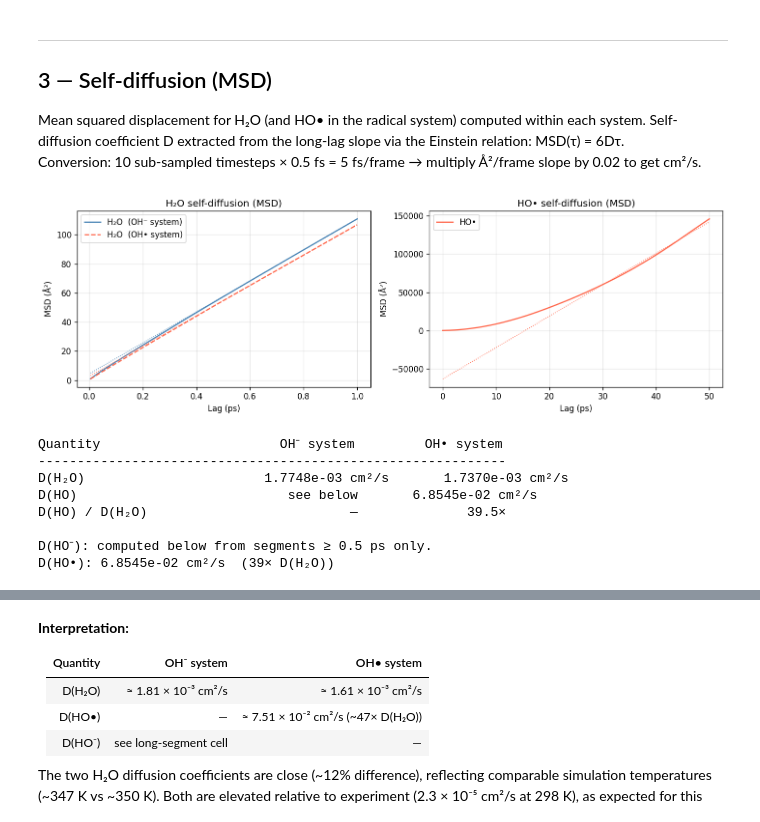
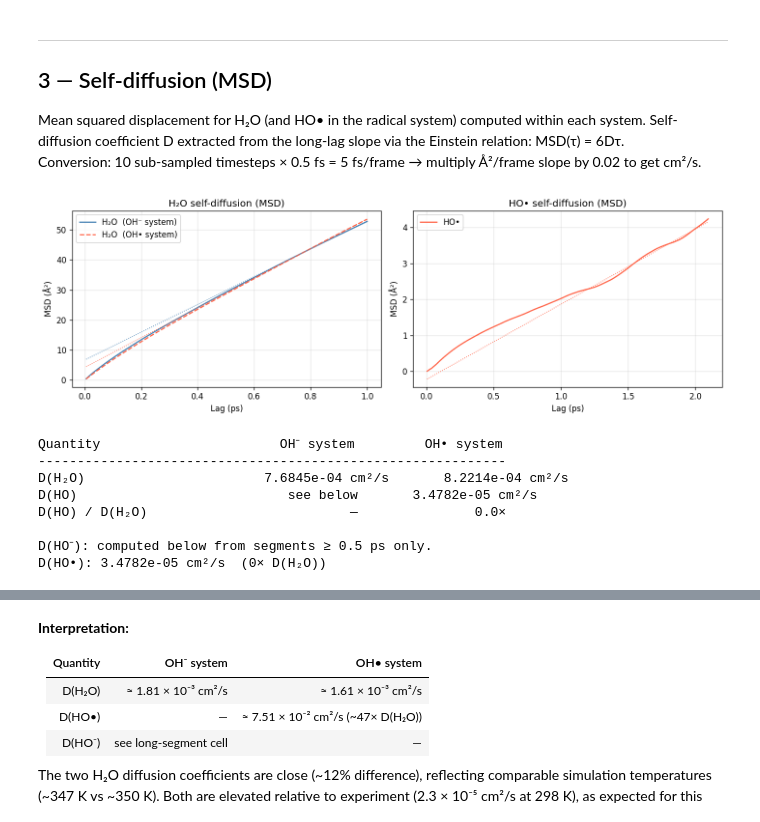
Before and after one commit to viktorsvahn/water, a Jupyter notebook: oh_comparison.ipynb, the cells around one changed output, grey strips where cells are left out. Drawn from its saved outputs; the diff is of its cells as text; code cells hidden in the pictures.

```diff
--- a/oh_comparison.ipynb
+++ b/oh_comparison.ipynb
@@ -26,14 +26,14 @@ from chempiler.state_engine import atom_hop, ligand_exchange
 
 traj_ion = ChempilerTrajectory(
     '../data/MACE-POLAR-1-M/39_water_OH/charged_singlet/39_water_OH.traj',
-    mode='molecular', covalent_scale=0.8, # NOTE: The covalent scale is important to capture the O-H bond in the ion. To avoid seeing clusters of water molecules as bonded.
+    mode='molecular', covalent_scale=1.0, # NOTE: The covalent scale is important to capture the O-H bond in the ion. To avoid seeing clusters of water molecules as bonded.
 )
 traj_ion.build(cache_file='tests/OH_cache.h5')
 frames_ion = traj_ion.frames
 
 traj_rad = ChempilerTrajectory(
     '../data/MACE-POLAR-1-M/39_water_OH/neutral_doublet/39_water_OH.traj',
-    mode='molecular', covalent_scale=0.8, # NOTE: Using the same covalent scale for the radical for consistency.
+    mode='molecular', covalent_scale=1.0, # NOTE: Using the same covalent scale for the radical for consistency.
 )
 traj_rad.build(cache_file='tests/OH_rad_cache.h5')
 frames_rad = traj_rad.frames
@@ -233,72 +321,73 @@ slope by 0.02 to get cm²/s.
 # %%
 dt_per_frame = 10 * 0.5e-3  # ps per frame (10 sub-sampled timesteps × 0.5 fs)
 
 with warnings.catch_warnings():
     warnings.simplefilter('ignore')
     lags_ho_rad, msd_ho_rad, _ = traj_rad.msd('HO', correlation_time=10)
 
 lags_w_ion, msd_w_ion, _ = traj_ion.msd('H2O', max_lag=200)
 lags_w_rad, msd_w_rad, _ = traj_rad.msd('H2O', max_lag=200)
 
 # Self-diffusion coefficients — 5 fs/frame → conversion factor 0.02 cm²/s per Å²/frame
 _conv = 1e-16 / 5e-15  # = 0.02
-_m = lags_w_ion > lags_w_ion[-1] * 2 // 3
-D_h2o_ion = np.polyfit(lags_w_ion[_m], msd_w_ion[_m], 1)[0] / 6 * _conv
-_m = lags_w_rad > lags_w_rad[-1] * 2 // 3
-D_h2o_rad = np.polyfit(lags_w_rad[_m], msd_w_rad[_m], 1)[0] / 6 * _conv
-_v = ~np.isnan(msd_ho_rad)
-_lv = lags_ho_rad[_v]; _mv = msd_ho_rad[_v]
-_m = _lv > _lv[-1] // 2
-D_ho_rad = np.polyfit(_lv[_m], _mv[_m], 1)[0] / 6 * _conv
+
+fit_mask_ion = lags_w_ion > lags_w_ion[-1] * 2 // 3
+fit_mask_rad = lags_w_rad > lags_w_rad[-1] * 2 // 3
+D_h2o_ion = np.polyfit(lags_w_ion[fit_mask_ion], msd_w_ion[fit_mask_ion], 1)[0] / 6 * _conv
+D_h2o_rad = np.polyfit(lags_w_rad[fit_mask_rad], msd_w_rad[fit_mask_rad], 1)[0] / 6 * _conv
+
+valid_ho_rad  = ~np.isnan(msd_ho_rad)
+lags_ho_valid = lags_ho_rad[valid_ho_rad]
+msd_ho_valid  = msd_ho_rad[valid_ho_rad]
+fit_mask_ho   = lags_ho_valid > lags_ho_valid[-1] // 2
+D_ho_rad = np.polyfit(lags_ho_valid[fit_mask_ho], msd_ho_valid[fit_mask_ho], 1)[0] / 6 * _conv
 
 # Plot MSD curves with Einstein fits
-t_ion = lags_w_ion * dt_per_frame   # ps
-t_rad = lags_w_rad * dt_per_frame
-t_ho  = lags_ho_rad[_v] * dt_per_frame
+t_ion = lags_w_ion   * dt_per_frame   # ps
+t_rad = lags_w_rad   * dt_per_frame
+t_ho  = lags_ho_valid * dt_per_frame
 
-fig, axes = plt.subplots(1, 2, figsize=(12, 4))
+fig, (ax_h2o, ax_ho) = plt.subplots(1, 2, figsize=(12, 4))
 
-axes[0].plot(t_ion, msd_w_ion,  color=C['ion'], lw=1.5, label='H₂O  (OH⁻ system)')
-axes[0].plot(t_rad, msd_w_rad,  color=C['rad'], lw=1.5, ls='--', label='H₂O  (OH• system)')
-_fi = np.polyfit(lags_w_ion[lags_w_ion > lags_w_ion[-1]*2//3],
-                 msd_w_ion[lags_w_ion > lags_w_ion[-1]*2//3], 1)
-axes[0].plot(t_ion, np.polyval(_fi, lags_w_ion), color=C['ion'], lw=1, ls=':')
-_fr = np.polyfit(lags_w_rad[lags_w_rad > lags_w_rad[-1]*2//3],
-                 msd_w_rad[lags_w_rad > lags_w_rad[-1]*2//3], 1)
-axes[0].plot(t_rad, np.polyval(_fr, lags_w_rad), color=C['rad'], lw=1, ls=':')
-axes[0].set_xlabel('Lag (ps)')
-axes[0].set_ylabel('MSD (Å²)')
-axes[0].set_title('H₂O self-diffusion (MSD)')
-axes[0].legend()
+ax_h2o.plot(t_ion, msd_w_ion, color=C['ion'], lw=1.5, label='H₂O  (OH⁻ system)')
+ax_h2o.plot(t_rad, msd_w_rad, color=C['rad'], lw=1.5, ls='--', label='H₂O  (OH• system)')
+fit_ion = np.polyfit(lags_w_ion[fit_mask_ion], msd_w_ion[fit_mask_ion], 1)
+fit_rad = np.polyfit(lags_w_rad[fit_mask_rad], msd_w_rad[fit_mask_rad], 1)
+ax_h2o.plot(t_ion, np.polyval(fit_ion, lags_w_ion), color=C['ion'], lw=1, ls=':')
+ax_h2o.plot(t_rad, np.polyval(fit_rad, lags_w_rad), color=C['rad'], lw=1, ls=':')
+ax_h2o.set_xlabel('Lag (ps)')
+ax_h2o.set_ylabel('MSD (Å²)')
+ax_h2o.set_title('H₂O self-diffusion (MSD)')
+ax_h2o.legend()
 
-axes[1].plot(t_ho, _mv, color=C['rad'], lw=1.5, label='HO•')
-_fh = np.polyfit(_lv[_lv > _lv[-1]//2], _mv[_lv > _lv[-1]//2], 1)
-axes[1].plot(t_ho, np.polyval(_fh, lags_ho_rad[_v]), color=C['rad'], lw=1, ls=':')
-axes[1].set_xlabel('Lag (ps)')
-axes[1].set_ylabel('MSD (Å²)')
-axes[1].set_title('HO• self-diffusion (MSD)')
-axes[1].legend()
+ax_ho.plot(t_ho, msd_ho_valid, color=C['rad'], lw=1.5, label='HO•')
+fit_ho = np.polyfit(lags_ho_valid[fit_mask_ho], msd_ho_valid[fit_mask_ho], 1)
+ax_ho.plot(t_ho, np.polyval(fit_ho, lags_ho_valid), color=C['rad'], lw=1, ls=':')
+ax_ho.set_xlabel('Lag (ps)')
+ax_ho.set_ylabel('MSD (Å²)')
+ax_ho.set_title('HO• self-diffusion (MSD)')
+ax_ho.legend()
 
 plt.tight_layout()
 plt.show()
 
 print(f'{"Quantity":<22} {"OH⁻ system":>18} {"OH• system":>18}')
 print('-' * 60)
 print(f'{"D(H₂O)":<22} {D_h2o_ion:>16.4e} {"cm²/s"} {D_h2o_rad:>16.4e} {"cm²/s"}')
 print(f'{"D(HO)":<22} {"see below":>18} {D_ho_rad:>16.4e} {"cm²/s"}')
 print(f'{"D(HO) / D(H₂O)":<22} {"—":>18} {D_ho_rad/D_h2o_rad:>17.1f}×')
 print()
 print('D(HO⁻): computed below from segments ≥ 0.5 ps only.')
 print('D(HO•): {:.4e} cm²/s  ({:.0f}× D(H₂O))'.format(D_ho_rad, D_ho_rad / D_h2o_rad))
 # %% [output]
-[figure, old version]
+[figure, new version]
 Quantity                       OH⁻ system         OH• system
 ------------------------------------------------------------
-D(H₂O)                       1.7748e-03 cm²/s       1.7370e-03 cm²/s
-D(HO)                           see below       6.8545e-02 cm²/s
-D(HO) / D(H₂O)                          —              39.5×
+D(H₂O)                       7.6845e-04 cm²/s       8.2214e-04 cm²/s
+D(HO)                           see below       3.4782e-05 cm²/s
+D(HO) / D(H₂O)                          —               0.0×
 
 D(HO⁻): computed below from segments ≥ 0.5 ps only.
-D(HO•): 6.8545e-02 cm²/s  (39× D(H₂O))
+D(HO•): 3.4782e-05 cm²/s  (0× D(H₂O))
 # %%
 # D(HO⁻) from long segments only
```
Also changed, not shown: parts of 14 cells of this notebook.
